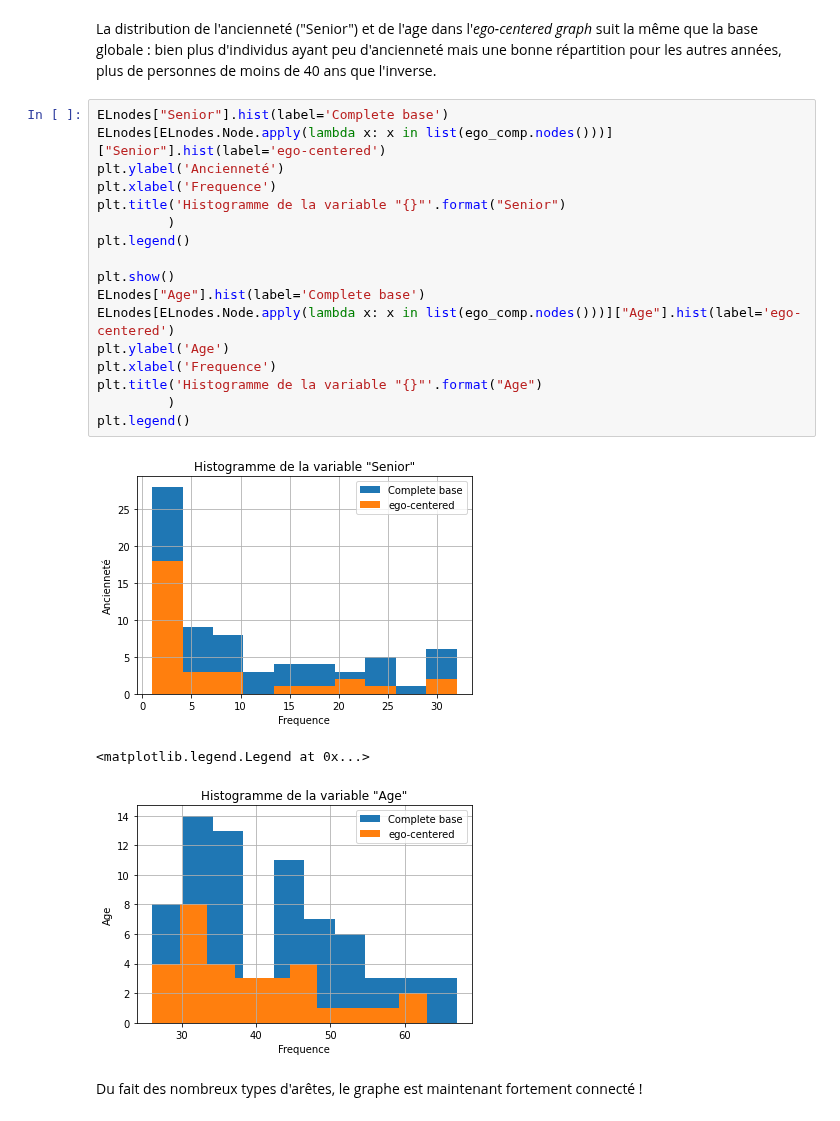
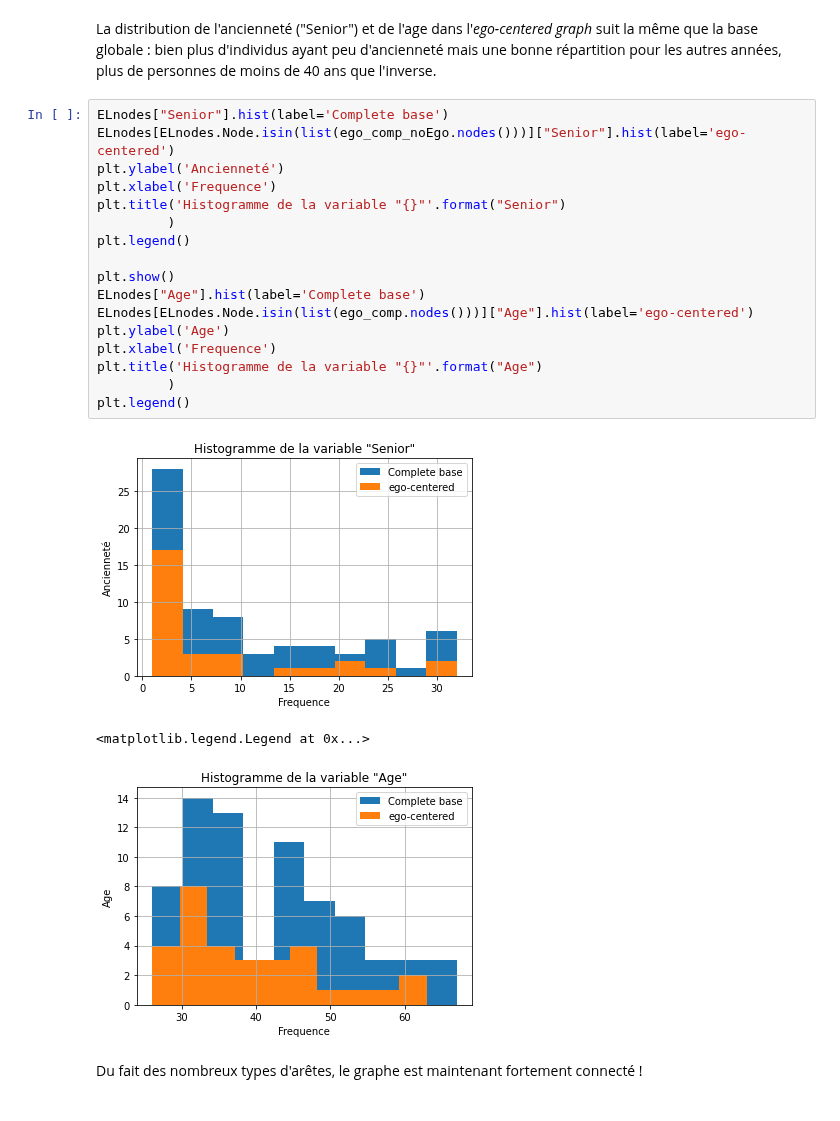
Before and after one commit to ARKEnsae/DM_Analyse_Reseaux, a Jupyter notebook: CC3/CC3_AQLT.ipynb, the cells around one changed output. Saved outputs shown, nothing was run; the diff lists cells and outputs as text.

```diff
--- a/CC3/CC3_AQLT.ipynb
+++ b/CC3/CC3_AQLT.ipynb
@@ -432,23 +429,23 @@ Name: Office, dtype: int64
 La distribution de l'ancienneté ("Senior") et de l'age dans l'*ego-centered graph* suit la même que la base globale : bien plus d'individus ayant peu d'ancienneté mais une bonne répartition pour les autres années, plus de personnes de moins de 40 ans que l'inverse.
 # %%
 ELnodes["Senior"].hist(label='Complete base')
-ELnodes[ELnodes.Node.apply(lambda x: x in list(ego_comp.nodes()))]["Senior"].hist(label='ego-centered')
+ELnodes[ELnodes.Node.isin(list(ego_comp_noEgo.nodes()))]["Senior"].hist(label='ego-centered')
 plt.ylabel('Ancienneté')
 plt.xlabel('Frequence')
 plt.title('Histogramme de la variable "{}"'.format("Senior")
          )
 plt.legend()
 
 plt.show()
 ELnodes["Age"].hist(label='Complete base')
-ELnodes[ELnodes.Node.apply(lambda x: x in list(ego_comp.nodes()))]["Age"].hist(label='ego-centered')
+ELnodes[ELnodes.Node.isin(list(ego_comp.nodes()))]["Age"].hist(label='ego-centered')
 plt.ylabel('Age')
 plt.xlabel('Frequence')
 plt.title('Histogramme de la variable "{}"'.format("Age")
          )
 plt.legend()
 # %% [output]
-[figure, old version]
+[figure, new version]
 <matplotlib.legend.Legend at 0x...>
 [figure]
 # %% [markdown]
```
Also changed, not shown: parts of 7 cells of this notebook, 1 other file.
